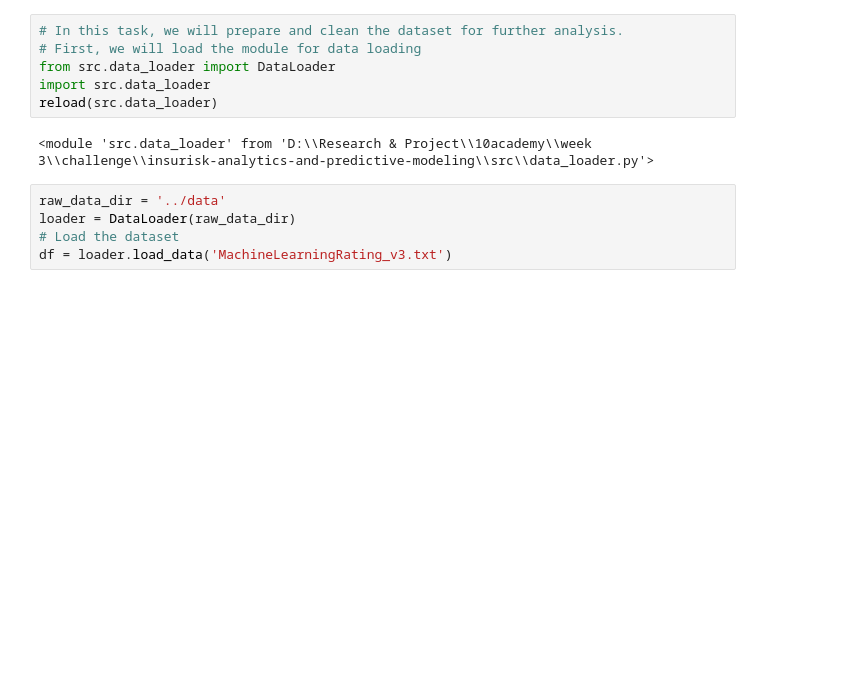
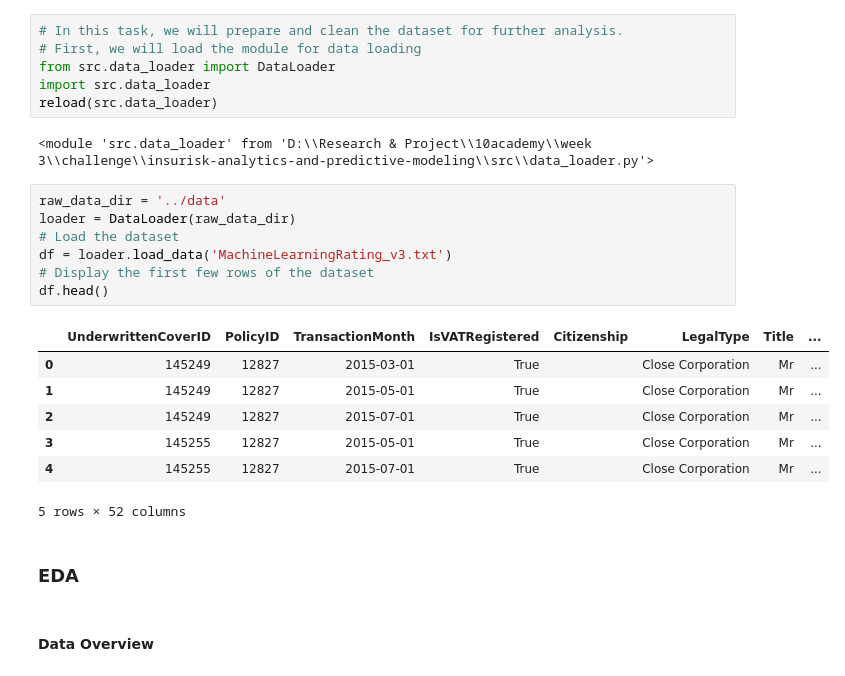
Before and after one commit to chalasimon/insurisk-analytics-and-predictive-modeling, a Jupyter notebook: notebooks/eda.ipynb, the cells around one changed output. Drawn from its saved outputs; the diff is of its cells as text; blank space fills up the shorter version.

```diff
--- a/notebooks/eda.ipynb
+++ b/notebooks/eda.ipynb
@@ -25,5 +25,19 @@ reload(src.data_loader)
 # %%
 raw_data_dir = '../data'
 loader = DataLoader(raw_data_dir)
 # Load the dataset
 df = loader.load_data('MachineLearningRating_v3.txt')
+# Display the first few rows of the dataset
+df.head()
+# %% [output]
+|  | UnderwrittenCoverID | PolicyID | TransactionMonth | IsVATRegistered | Citizenship | LegalType | Title | ... |
+| 0 | 145249 | 12827 | 2015-03-01 | True |  | Close Corporation | Mr | ... |
+| 1 | 145249 | 12827 | 2015-05-01 | True |  | Close Corporation | Mr | ... |
+| 2 | 145249 | 12827 | 2015-07-01 | True |  | Close Corporation | Mr | ... |
+| 3 | 145255 | 12827 | 2015-05-01 | True |  | Close Corporation | Mr | ... |
+| 4 | 145255 | 12827 | 2015-07-01 | True |  | Close Corporation | Mr | ... |
+5 rows × 52 columns
+# %% [markdown]
+### EDA
+# %% [markdown]
+#### Data Overview
```
Also changed, not shown: parts of 14 cells of this notebook, 3 other files.
